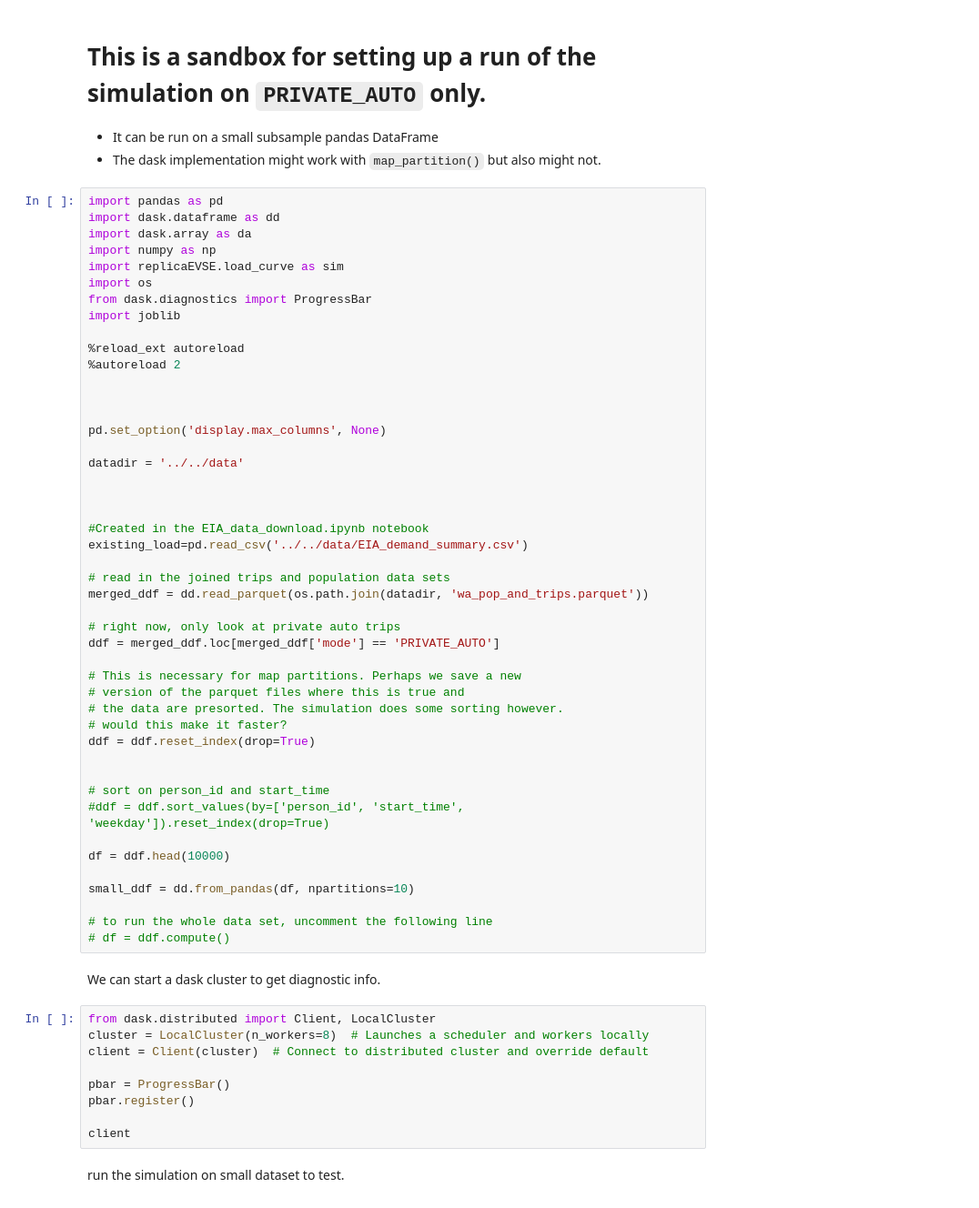
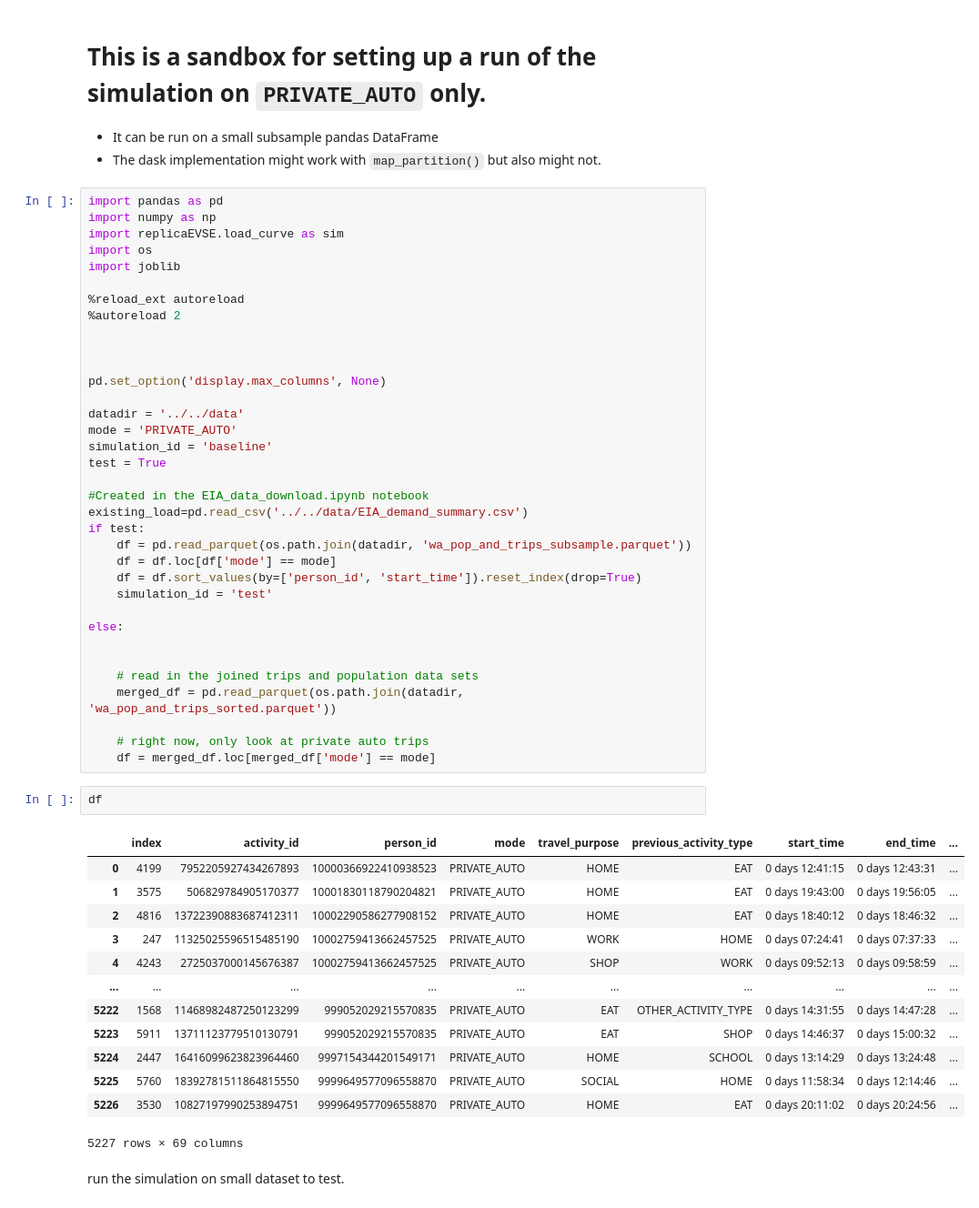
Before and after one commit to rmi-mobility-data-science/replicaEVSE, a Jupyter notebook: notebooks/4_run_simulation.ipynb, the cells around one changed output. Shown: that part at 91% size. Cells and saved outputs as stored; diff of their text form.

```diff
--- a/notebooks/4_run_simulation.ipynb
+++ b/notebooks/4_run_simulation.ipynb
@@ -5,12 +5,9 @@
 * The dask implementation might work with `map_partition()` but also might not.
 # %%
 import pandas as pd
-import dask.dataframe as dd
-import dask.array as da
 import numpy as np
 import replicaEVSE.load_curve as sim
 import os
-from dask.diagnostics import ProgressBar
 import joblib
 
 %reload_ext autoreload
@@ -21,45 +18,42 @@ import joblib
 pd.set_option('display.max_columns', None)
 
 datadir = '../../data'
-
-
+mode = 'PRIVATE_AUTO'
+simulation_id = 'baseline'
+test = True
 
 #Created in the EIA_data_download.ipynb notebook
 existing_load=pd.read_csv('../../data/EIA_demand_summary.csv')
+if test:
+    df = pd.read_parquet(os.path.join(datadir, 'wa_pop_and_trips_subsample.parquet'))
+    df = df.loc[df['mode'] == mode]
+    df = df.sort_values(by=['person_id', 'start_time']).reset_index(drop=True)
+    simulation_id = 'test'
 
-# read in the joined trips and population data sets
-merged_ddf = dd.read_parquet(os.path.join(datadir, 'wa_pop_and_trips.parquet'))
-
-# right now, only look at private auto trips
-ddf = merged_ddf.loc[merged_ddf['mode'] == 'PRIVATE_AUTO']
-
-# This is necessary for map partitions. Perhaps we save a new
-# version of the parquet files where this is true and
-# the data are presorted. The simulation does some sorting however.
-# would this make it faster?
-ddf = ddf.reset_index(drop=True)
+else:
 
 
-# sort on person_id and start_time
-#ddf = ddf.sort_values(by=['person_id', 'start_time', 'weekday']).reset_index(drop=True)
+    # read in the joined trips and population data sets
+    merged_df = pd.read_parquet(os.path.join(datadir, 'wa_pop_and_trips_sorted.parquet'))
 
-df = ddf.head(10000)
-
-small_ddf = dd.from_pandas(df, npartitions=10)
-
-# to run the whole data set, uncomment the following line
-# df = ddf.compute()
+    # right now, only look at private auto trips
+    df = merged_df.loc[merged_df['mode'] == mode]
-# %% [markdown]
-We can start a dask cluster to get diagnostic info.
-# %%
-from dask.distributed import Client, LocalCluster
-cluster = LocalCluster(n_workers=8)  # Launches a scheduler and workers locally
-client = Client(cluster)  # Connect to distributed cluster and override default
-
-pbar = ProgressBar()
-pbar.register()
-
-client
+# %%
+df
+# %% [output]
+|  | index | activity_id | person_id | mode | travel_purpose | previous_activity_type | start_time | end_time | ... |
+| 0 | 4199 | 7952205927434267893 | 10000366922410938523 | PRIVATE_AUTO | HOME | EAT | 0 days 12:41:15 | 0 days 12:43:31 | ... |
+| 1 | 3575 | 506829784905170377 | 10001830118790204821 | PRIVATE_AUTO | HOME | EAT | 0 days 19:43:00 | 0 days 19:56:05 | ... |
+| 2 | 4816 | 13722390883687412311 | 10002290586277908152 | PRIVATE_AUTO | HOME | EAT | 0 days 18:40:12 | 0 days 18:46:32 | ... |
+| 3 | 247 | 11325025596515485190 | 10002759413662457525 | PRIVATE_AUTO | WORK | HOME | 0 days 07:24:41 | 0 days 07:37:33 | ... |
+| 4 | 4243 | 2725037000145676387 | 10002759413662457525 | PRIVATE_AUTO | SHOP | WORK | 0 days 09:52:13 | 0 days 09:58:59 | ... |
+| ... | ... | ... | ... | ... | ... | ... | ... | ... | ... |
+| 5222 | 1568 | 11468982487250123299 | 999052029215570835 | PRIVATE_AUTO | EAT | OTHER_ACTIVITY_TYPE | 0 days 14:31:55 | 0 days 14:47:28 | ... |
+| 5223 | 5911 | 13711123779510130791 | 999052029215570835 | PRIVATE_AUTO | EAT | SHOP | 0 days 14:46:37 | 0 days 15:00:32 | ... |
+| 5224 | 2447 | 16416099623823964460 | 9997154344201549171 | PRIVATE_AUTO | HOME | SCHOOL | 0 days 13:14:29 | 0 days 13:24:48 | ... |
+| 5225 | 5760 | 18392781511864815550 | 9999649577096558870 | PRIVATE_AUTO | SOCIAL | HOME | 0 days 11:58:34 | 0 days 12:14:46 | ... |
+| 5226 | 3530 | 10827197990253894751 | 9999649577096558870 | PRIVATE_AUTO | HOME | EAT | 0 days 20:11:02 | 0 days 20:24:56 | ... |
+5227 rows × 69 columns
 # %% [markdown]
 run the simulation on small dataset to test.
 # %%
```
Also changed, not shown: parts of 23 cells of this notebook, 7 other files.
